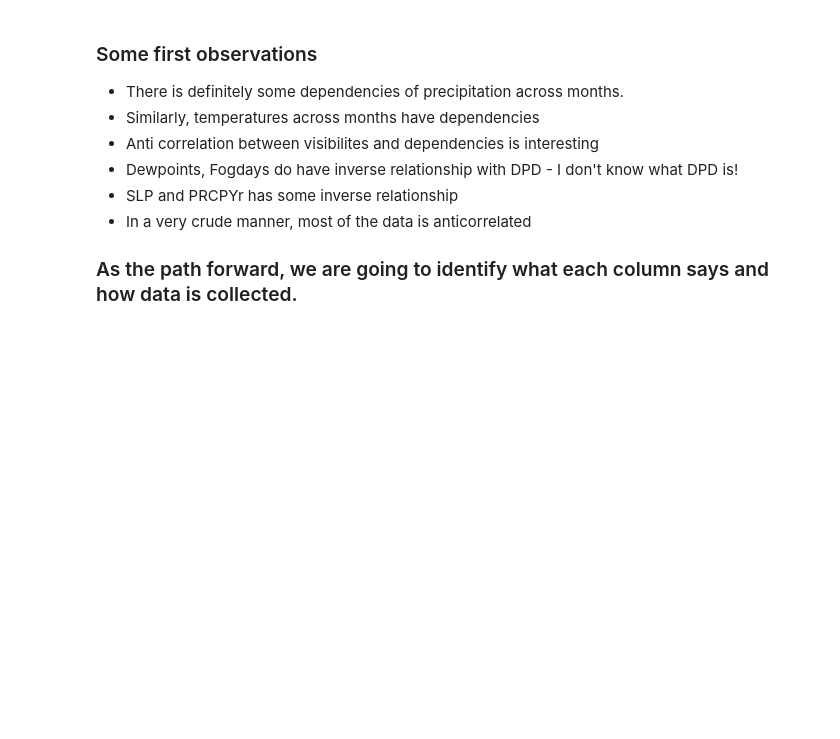
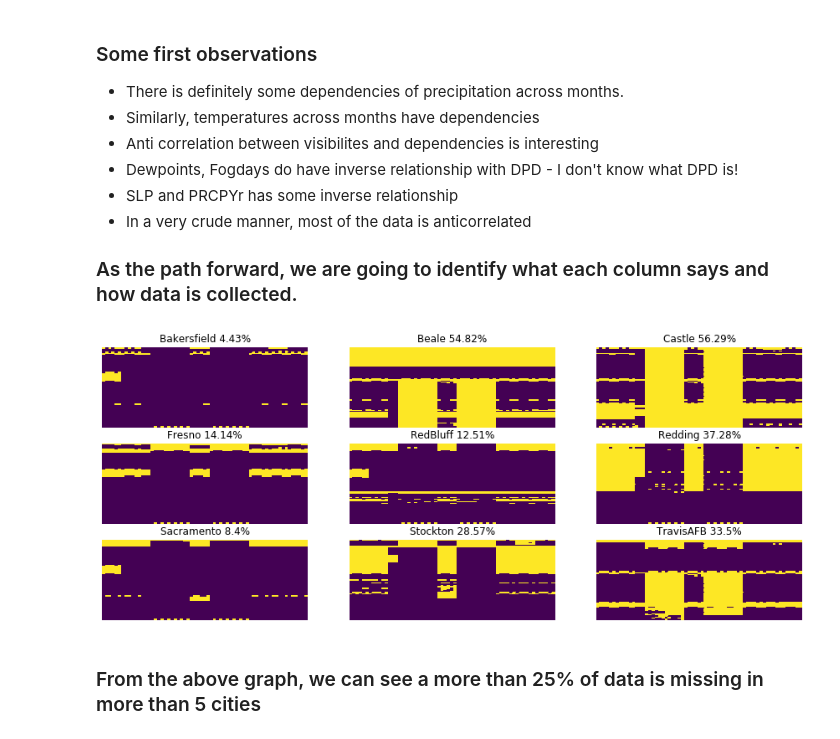
Before and after one commit to subintmtu/Machine_Learning, a Jupyter notebook: Fog_Data/Fog_Data_ML.ipynb, the cells around one changed output. Saved outputs shown, nothing was run; the diff lists cells and outputs as text; code cells hidden in the pictures; blank space fills up the shorter version.

Commit message:
Added visualizatoin for identifying missing data

```diff
--- a/Fog_Data/Fog_Data_ML.ipynb
+++ b/Fog_Data/Fog_Data_ML.ipynb
@@ -132,3 +102,16 @@ ax = sns.heatmap(
 - In a very crude manner, most of the data is anticorrelated
 
 ### As the path forward, we are going to identify what each column says and how data is collected.
+# %%
+cShape = 3
+f, axes = plt.subplots(cShape, cShape, figsize = (15,6))
+for city in cityNames:
+    cx, cy = cityNames.index(city)//cShape, cityNames.index(city)%cShape
+    sns.heatmap(dataF.loc[city].isnull(),yticklabels=False,cbar=False,cmap='viridis',ax=axes[cx, cy])
+    perCent = str(round(dataF.loc[city].isna().sum().sum()*100/ (dataF.loc[city].isna().sum().sum() + dataF.loc[city].count().sum()),2))
+    axes[cx, cy].axis('off')
+    axes[cx, cy].set_title(city + ' ' + perCent + '%')
+# %% [output]
+[figure, added]
+# %% [markdown]
+### From the above graph, we can see a more than 25% of data is missing in more than 5 cities
```
Also changed, not shown: parts of 3 cells of this notebook, 2 other files.
